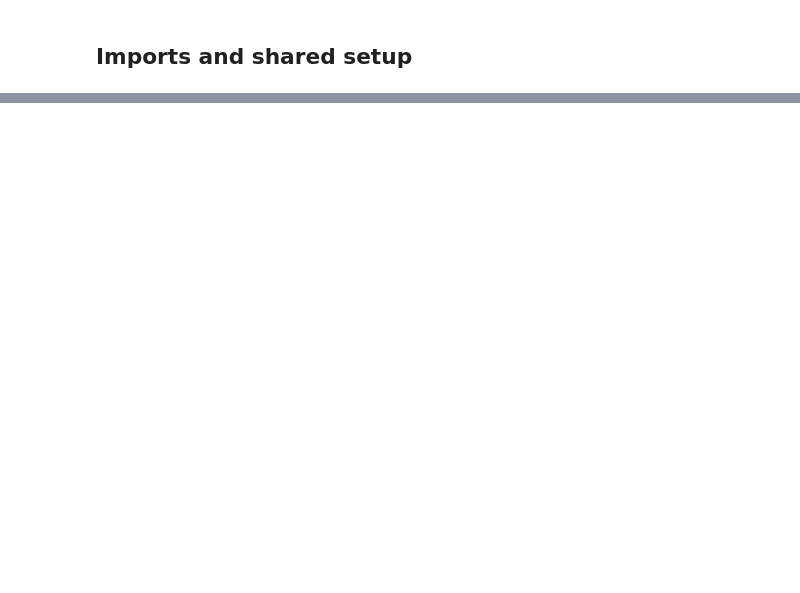
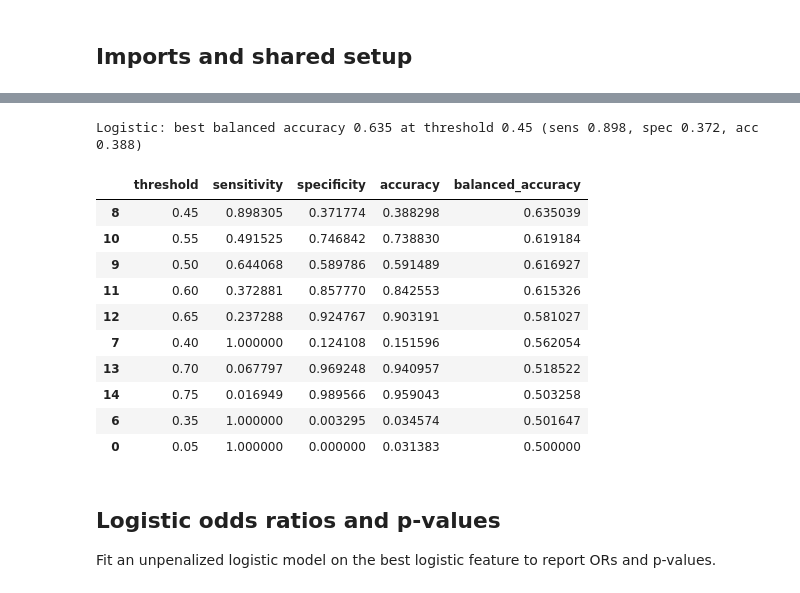
Before and after one commit to FelixZhan/AtyAN, a Jupyter notebook: AtyAN_UnivariateModels.ipynb, the cells around one changed output, grey strips where cells are left out. Saved outputs shown, nothing was run; the diff lists cells and outputs as text; code cells hidden in the pictures; blank space fills up the shorter version.

```diff
--- a/AtyAN_UnivariateModels.ipynb
+++ b/AtyAN_UnivariateModels.ipynb
@@ -150,0 +579,63 @@ else:
+# %%
+thresholds = np.linspace(0.05, 0.95, 19)
+
+# Respect the global toggle if it exists
+RUN_BRF = bool(globals().get("RUN_BRF", False))
+
+
+def evaluate_thresholds(name: str, search, X_subset):
+    probs = cross_val_predict(search.best_estimator_, X_subset, y, cv=cv, method="predict_proba", n_jobs=-1)[:, 1]
+    rows = []
+    for thr in thresholds:
+        preds = (probs >= thr).astype(int)
+        tn, fp, fn, tp = confusion_matrix(y, preds).ravel()
+        sens = tp / (tp + fn) if (tp + fn) > 0 else np.nan
+        spec = tn / (tn + fp) if (tn + fp) > 0 else np.nan
+        acc = (tp + tn) / (tp + tn + fp + fn) if (tp + tn + fp + fn) > 0 else np.nan
+        bal_acc = (sens + spec) / 2 if np.isfinite(sens) and np.isfinite(spec) else np.nan
+        rows.append(
+            {
+                "threshold": thr,
+                "sensitivity": sens,
+                "specificity": spec,
+                "accuracy": acc,
+                "balanced_accuracy": bal_acc,
+            }
+        )
+    results = pd.DataFrame(rows)
+    if results["balanced_accuracy"].notna().sum() == 0:
+        print(f"{name}: no valid balanced accuracy values; showing top rows by sensitivity")
+        display(results.sort_values("sensitivity", ascending=False).head(10))
+        return None
+    best = results.sort_values(["balanced_accuracy", "sensitivity", "specificity"], ascending=[False, False, False]).iloc[0]
+    print(
+        f"{name}: best balanced accuracy {best.balanced_accuracy:.3f} at threshold {best.threshold:.2f} "
+        f"(sens {best.sensitivity:.3f}, spec {best.specificity:.3f}, acc {best.accuracy:.3f})"
+    )
+    display(results.sort_values("balanced_accuracy", ascending=False).head(10))
+    return best
+
+# BRF threshold selection currently disabled
+if RUN_BRF and best_brf_search is not None and best_brf_feature is not None:
+    brf_best_threshold = evaluate_thresholds("Balanced RF", best_brf_search, X[[best_brf_feature]])
+else:
+    brf_best_threshold = None
+
+log_best_threshold = evaluate_thresholds("Logistic", best_log_search, X[[best_log_feature]])
+# %% [output]
+Logistic: best balanced accuracy 0.635 at threshold 0.45 (sens 0.898, spec 0.372, acc 0.388)
+|  | threshold | sensitivity | specificity | accuracy | balanced_accuracy |
+| 8 | 0.45 | 0.898305 | 0.371774 | 0.388298 | 0.635039 |
+| 10 | 0.55 | 0.491525 | 0.746842 | 0.738830 | 0.619184 |
+| 9 | 0.50 | 0.644068 | 0.589786 | 0.591489 | 0.616927 |
+| 11 | 0.60 | 0.372881 | 0.857770 | 0.842553 | 0.615326 |
+| 12 | 0.65 | 0.237288 | 0.924767 | 0.903191 | 0.581027 |
+| 7 | 0.40 | 1.000000 | 0.124108 | 0.151596 | 0.562054 |
+| 13 | 0.70 | 0.067797 | 0.969248 | 0.940957 | 0.518522 |
+| 14 | 0.75 | 0.016949 | 0.989566 | 0.959043 | 0.503258 |
+| 6 | 0.35 | 1.000000 | 0.003295 | 0.034574 | 0.501647 |
+| 0 | 0.05 | 1.000000 | 0.000000 | 0.031383 | 0.500000 |
+# %% [markdown]
+## Logistic odds ratios and p-values
+
+Fit an unpenalized logistic model on the best logistic feature to report ORs and p-values.
```
Also changed, not shown: parts of 31 cells of this notebook, 18 other files.
